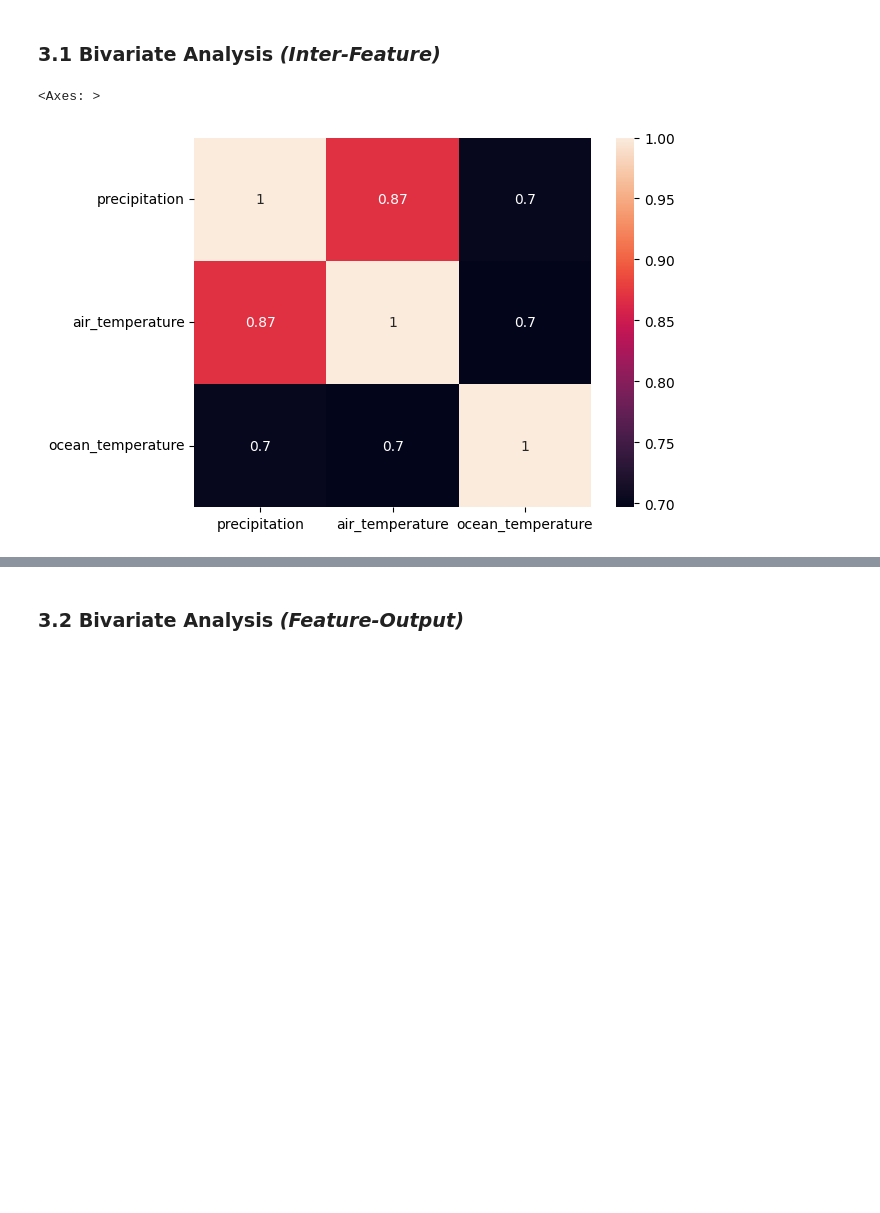
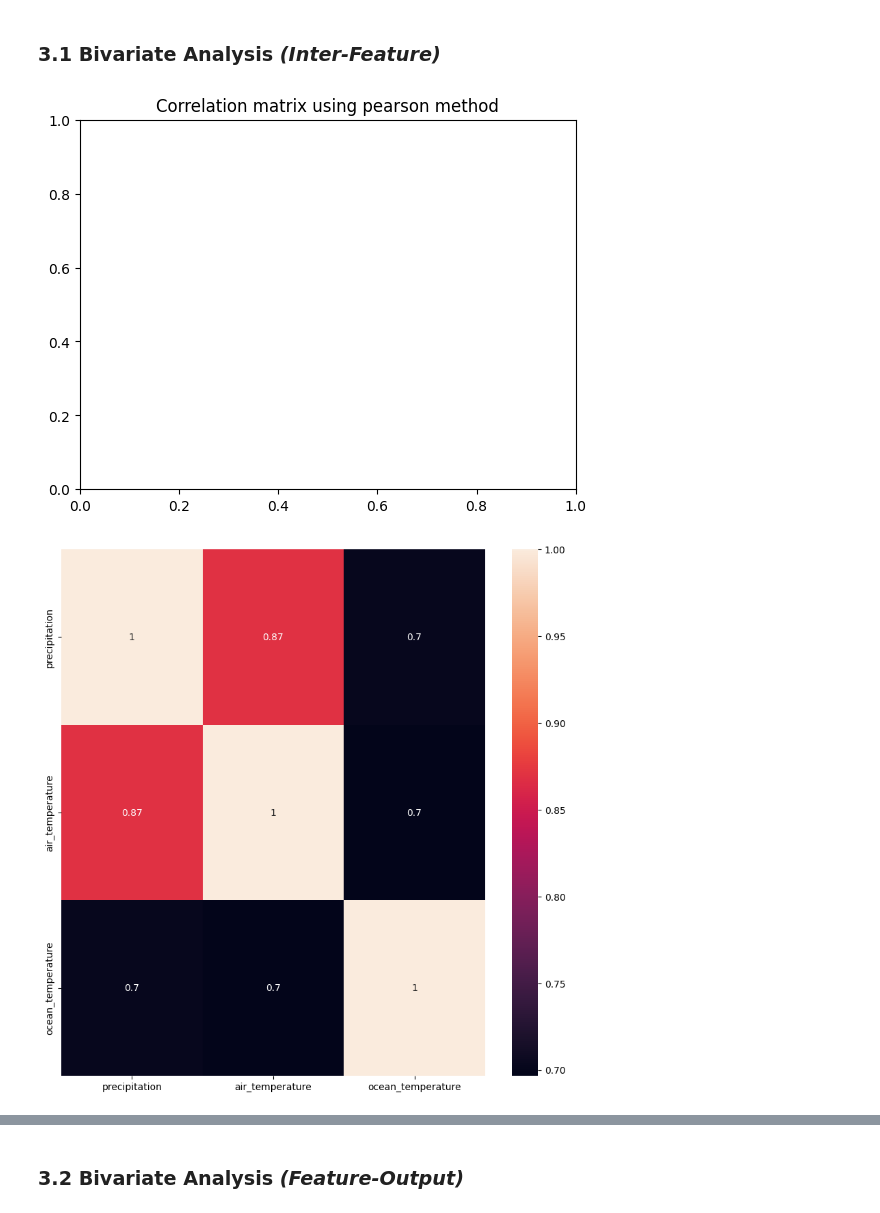
Before and after one commit to sam-mata/BSc-Hons, a Jupyter notebook: EDA.ipynb, the cells around one changed output, grey strips where cells are left out. Saved outputs shown, nothing was run; the diff lists cells and outputs as text; code cells hidden in the pictures; blank space fills up the shorter version.

```diff
--- a/EDA.ipynb
+++ b/EDA.ipynb
@@ -225,8 +221,8 @@ for target in targets.columns:
 ## 3. Correlation Analysis
 # %% [markdown]
 ### 3.1 Bivariate Analysis _(Inter-Feature)_
-# %%
-sns.heatmap(df[boundary_conditions].corr(), annot=True)
-# %% [output]
-<Axes: >
-[figure, removed]
+# %%
+plot_correlation_heatmap(df[boundary_conditions])
+# %% [output]
+[figure, added]
+[figure, added]
```
Also changed, not shown: parts of 25 cells of this notebook, 1 other file.
